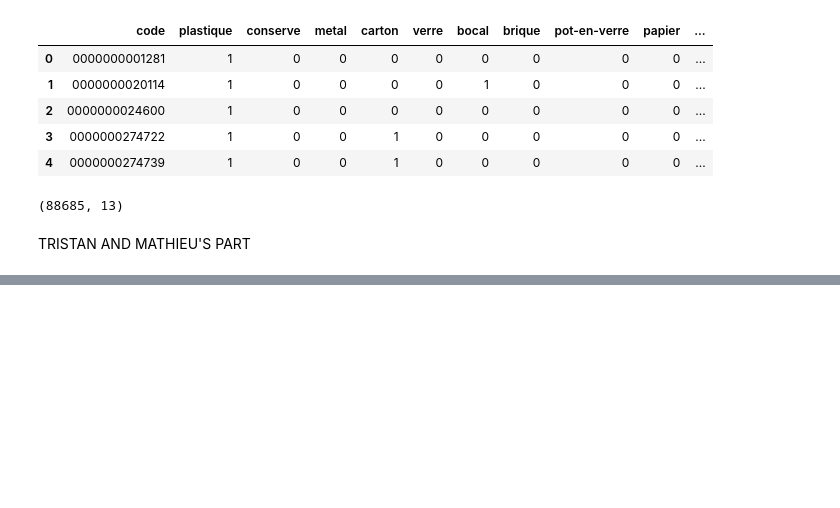
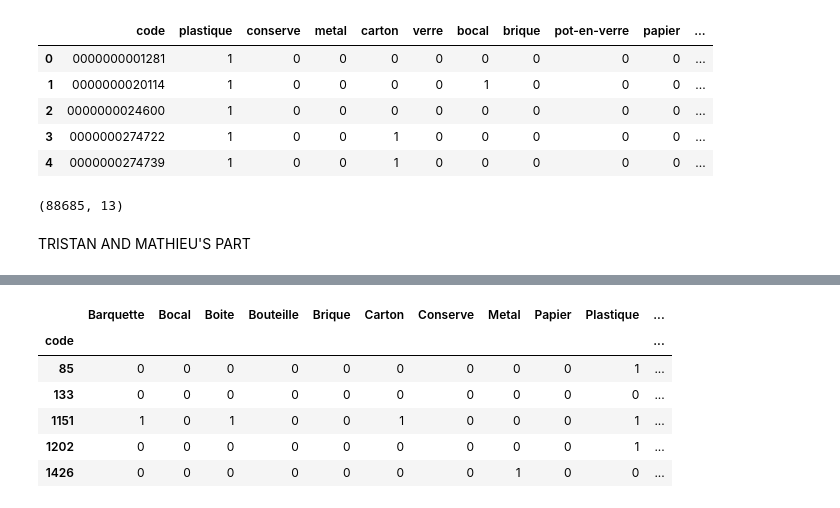
Before and after one commit to ludmilaexbrayat/recognizing-packagings, a Jupyter notebook: generate_y_target.ipynb, the cells around one changed output, grey strips where cells are left out. Drawn from its saved outputs; the diff is of its cells as text; code cells hidden in the pictures; blank space fills up the shorter version.

```diff
--- a/generate_y_target.ipynb
+++ b/generate_y_target.ipynb
@@ -217,4 +245,13 @@ df_2.head()
 # %%
 df_3 = pd.melt(df_2, id_vars='code', value_vars = ['brico 1', 'brico 2']).dropna()[['code','value']]
-#df_4 =
-pd.get_dummies(df_3.set_index('code')['value'])
+df_4 = pd.get_dummies(df_3.set_index('code')['value']).reset_index().groupby('code').sum()
+# %%
+df_4.head()
+# %% [output]
+|  | Barquette | Bocal | Boite | Bouteille | Brique | Carton | Conserve | Metal | Papier | Plastique | ... |
+| code |  |  |  |  |  |  |  |  |  |  | ... |
+| 85 | 0 | 0 | 0 | 0 | 0 | 0 | 0 | 0 | 0 | 1 | ... |
+| 133 | 0 | 0 | 0 | 0 | 0 | 0 | 0 | 0 | 0 | 0 | ... |
+| 1151 | 1 | 0 | 1 | 0 | 0 | 1 | 0 | 0 | 0 | 1 | ... |
+| 1202 | 0 | 0 | 0 | 0 | 0 | 0 | 0 | 0 | 0 | 1 | ... |
+| 1426 | 0 | 0 | 0 | 0 | 0 | 0 | 0 | 1 | 0 | 0 | ... |
```
Also changed, not shown: parts of 5 cells of this notebook.
